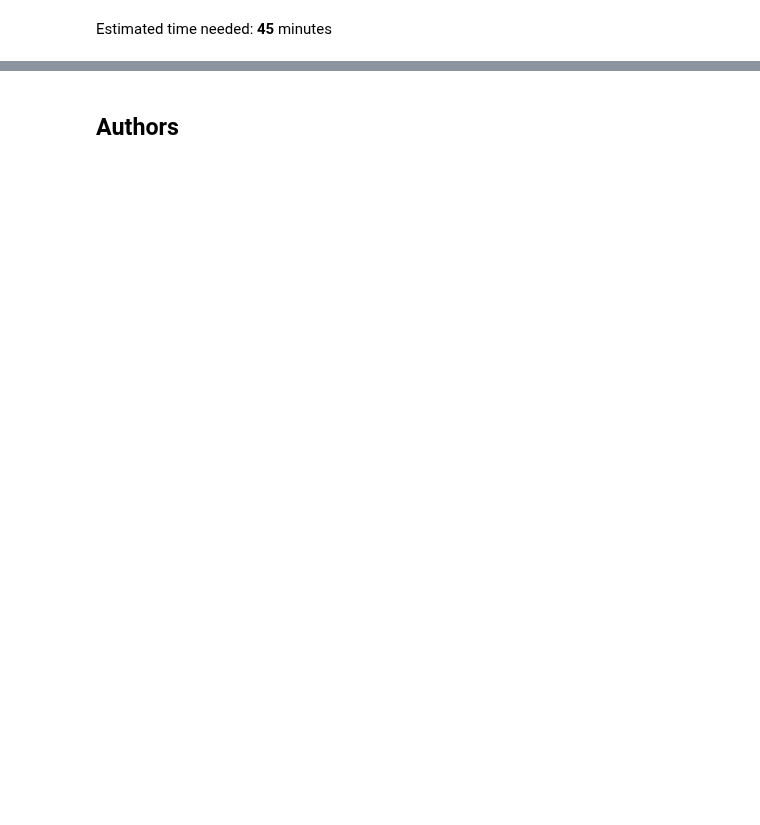
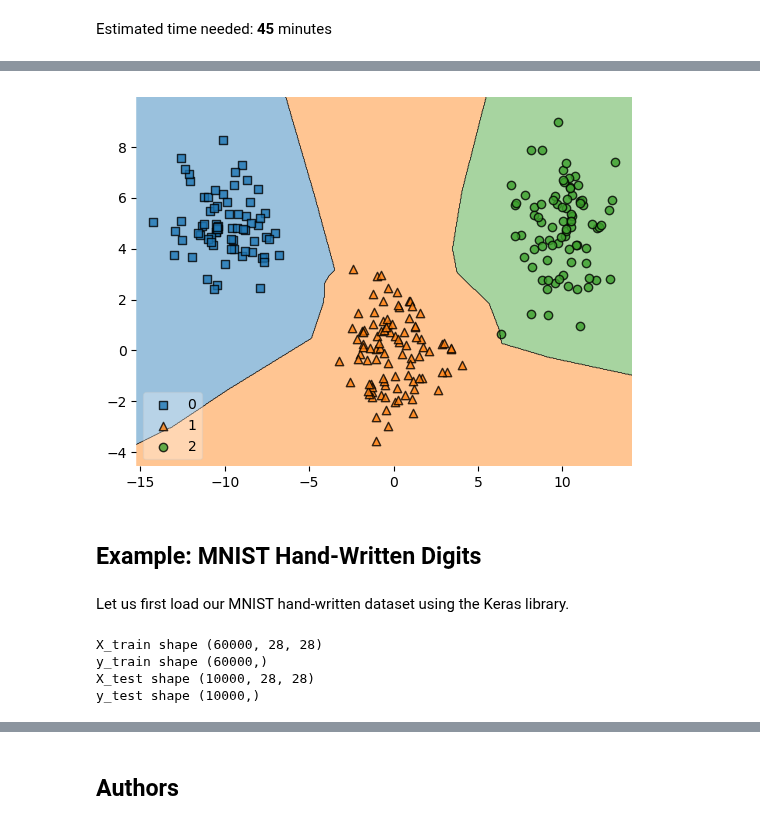
Before and after one commit to antonio-xrp/data-science-path, a Jupyter notebook: 0.4-MachineLearning/0.4-deep-learning-IBM/practice.ipynb, the cells around one changed output, grey strips where cells are left out. Drawn from its saved outputs; the diff is of its cells as text; code cells hidden in the pictures; blank space fills up the shorter version.

```diff
--- a/0.4-MachineLearning/0.4-deep-learning-IBM/practice.ipynb
+++ b/0.4-MachineLearning/0.4-deep-learning-IBM/practice.ipynb
@@ -670,0 +335,11 @@ Congratulations, you have completed the optimiers lab. Now you have learned and
+# %%
+feature_vector_shape = X_training.shape[1]
+input_shape = (feature_vector_shape,)
+
+model = Sequential()
+model.add(Dense(12, input_shape=input_shape, activation='relu', kernel_initializer='he_uniform'))
+model.add(Dense(8, activation='relu', kernel_initializer='he_uniform'))
+model.add(Dense(num_classes, activation='softmax'))
+# %%
+model.compile(loss=loss_function_used, optimizer=tf.keras.optimizers.Adam(learning_rate=0.001), metrics=['accuracy'])
+history = model.fit(X_training, Targets_training, epochs=30, batch_size=5, verbose=1, validation_split=0.2)
@@ -670,0 +372,17 @@ Congratulations, you have completed the optimiers lab. Now you have learned and
+# %%
+class Onehot2Int(object):
+
+    def __init__(self, model):
+        self.model = model
+
+    def predict(self, X):
+        y_pred = self.model.predict(X)
+        return np.argmax(y_pred, axis=1)
+
+# fit keras_model
+keras_model_no_ohe = Onehot2Int(model)
+# %%
+# Plot decision boundary
+plot_decision_regions(X_testing, np.argmax(Targets_testing, axis=1), clf=keras_model_no_ohe, legend=3)
+plt.show()
+# %% [output]
@@ -670,0 +390,5 @@ Congratulations, you have completed the optimiers lab. Now you have learned and
+[figure, added]
+# %% [markdown]
+## Example: MNIST Hand-Written Digits
+# %% [markdown]
+Let us first load our MNIST hand-written dataset using the Keras library.
@@ -670,0 +397,10 @@ Congratulations, you have completed the optimiers lab. Now you have learned and
+# %%
+print("X_train shape", X_train.shape)
+print("y_train shape", y_train.shape)
+print("X_test shape", X_test.shape)
+print("y_test shape", y_test.shape)
+# %% [output]
+X_train shape (60000, 28, 28)
+y_train shape (60000,)
+X_test shape (10000, 28, 28)
+y_test shape (10000,)
```
Also changed, not shown: parts of 251 cells of this notebook, 2 other files.
